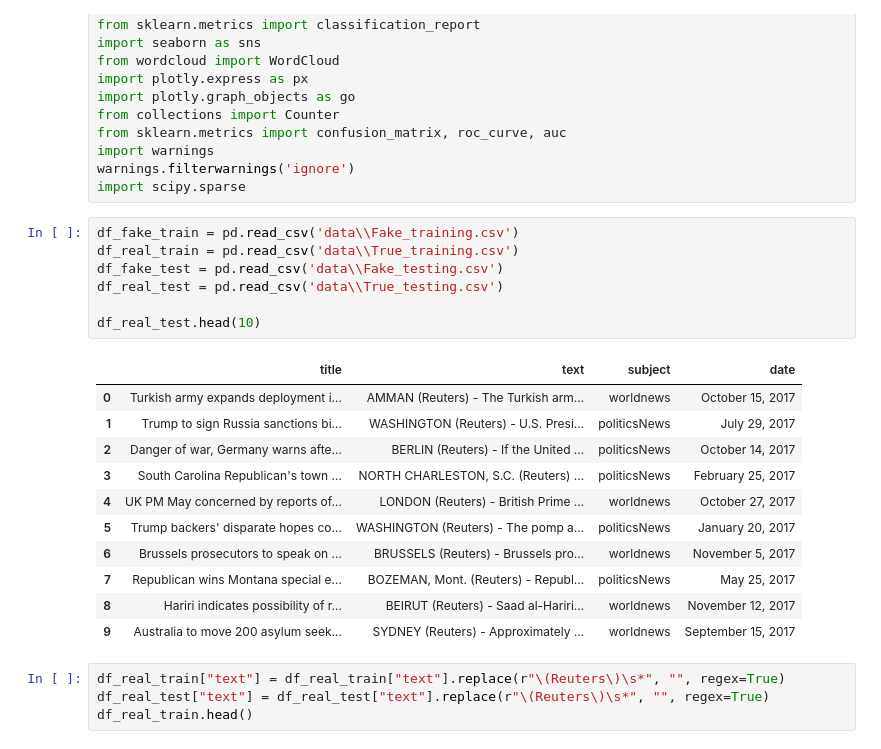
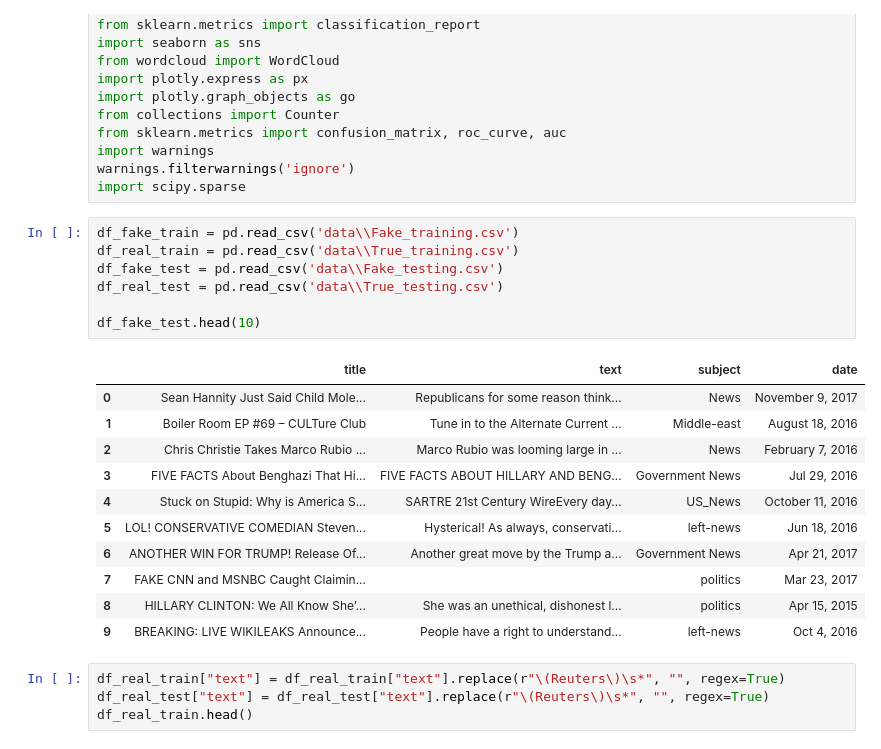
Before and after one commit to Ducwjbu/Fake_news_detection, a Jupyter notebook: fake_new_detection/fake_new_project.ipynb, the cells around one changed output. Saved outputs shown, nothing was run; the diff lists cells and outputs as text.

```diff
--- a/fake_new_detection/fake_new_project.ipynb
+++ b/fake_new_detection/fake_new_project.ipynb
@@ -20,22 +20,22 @@ import scipy.sparse
 # %%
 df_fake_train = pd.read_csv('data\\Fake_training.csv')
 df_real_train = pd.read_csv('data\\True_training.csv')
 df_fake_test = pd.read_csv('data\\Fake_testing.csv')
 df_real_test = pd.read_csv('data\\True_testing.csv')
 
-df_real_test.head(10)
+df_fake_test.head(10)
 # %% [output]
 |  | title | text | subject | date |
-| 0 | Turkish army expands deployment i... | AMMAN (Reuters) - The Turkish arm... | worldnews | October 15, 2017 |
-| 1 | Trump to sign Russia sanctions bi... | WASHINGTON (Reuters) - U.S. Presi... | politicsNews | July 29, 2017 |
-| 2 | Danger of war, Germany warns afte... | BERLIN (Reuters) - If the United ... | politicsNews | October 14, 2017 |
-| 3 | South Carolina Republican's town ... | NORTH CHARLESTON, S.C. (Reuters) ... | politicsNews | February 25, 2017 |
-| 4 | UK PM May concerned by reports of... | LONDON (Reuters) - British Prime ... | worldnews | October 27, 2017 |
-| 5 | Trump backers' disparate hopes co... | WASHINGTON (Reuters) - The pomp a... | politicsNews | January 20, 2017 |
-| 6 | Brussels prosecutors to speak on ... | BRUSSELS (Reuters) - Brussels pro... | worldnews | November 5, 2017 |
-| 7 | Republican wins Montana special e... | BOZEMAN, Mont. (Reuters) - Republ... | politicsNews | May 25, 2017 |
-| 8 | Hariri indicates possibility of r... | BEIRUT (Reuters) - Saad al-Hariri... | worldnews | November 12, 2017 |
-| 9 | Australia to move 200 asylum seek... | SYDNEY (Reuters) - Approximately ... | worldnews | September 15, 2017 |
+| 0 | Sean Hannity Just Said Child Mole... | Republicans for some reason think... | News | November 9, 2017 |
+| 1 | Boiler Room EP #69 – CULTure Club | Tune in to the Alternate Current ... | Middle-east | August 18, 2016 |
+| 2 | Chris Christie Takes Marco Rubio ... | Marco Rubio was looming large in ... | News | February 7, 2016 |
+| 3 | FIVE FACTS About Benghazi That Hi... | FIVE FACTS ABOUT HILLARY AND BENG... | Government News | Jul 29, 2016 |
+| 4 | Stuck on Stupid: Why is America S... | SARTRE 21st Century WireEvery day... | US_News | October 11, 2016 |
+| 5 | LOL! CONSERVATIVE COMEDIAN Steven... | Hysterical! As always, conservati... | left-news | Jun 18, 2016 |
+| 6 | ANOTHER WIN FOR TRUMP! Release Of... | Another great move by the Trump a... | Government News | Apr 21, 2017 |
+| 7 | FAKE CNN and MSNBC Caught Claimin... |  | politics | Mar 23, 2017 |
+| 8 | HILLARY CLINTON: We All Know She’... | She was an unethical, dishonest l... | politics | Apr 15, 2015 |
+| 9 | BREAKING: LIVE WIKILEAKS Announce... | People have a right to understand... | left-news | Oct 4, 2016 |
 # %%
 df_real_train["text"] = df_real_train["text"].replace(r"\(Reuters\)\s*", "", regex=True)
 df_real_test["text"] = df_real_test["text"].replace(r"\(Reuters\)\s*", "", regex=True)
```
Also changed, not shown: parts of 13 cells of this notebook.
